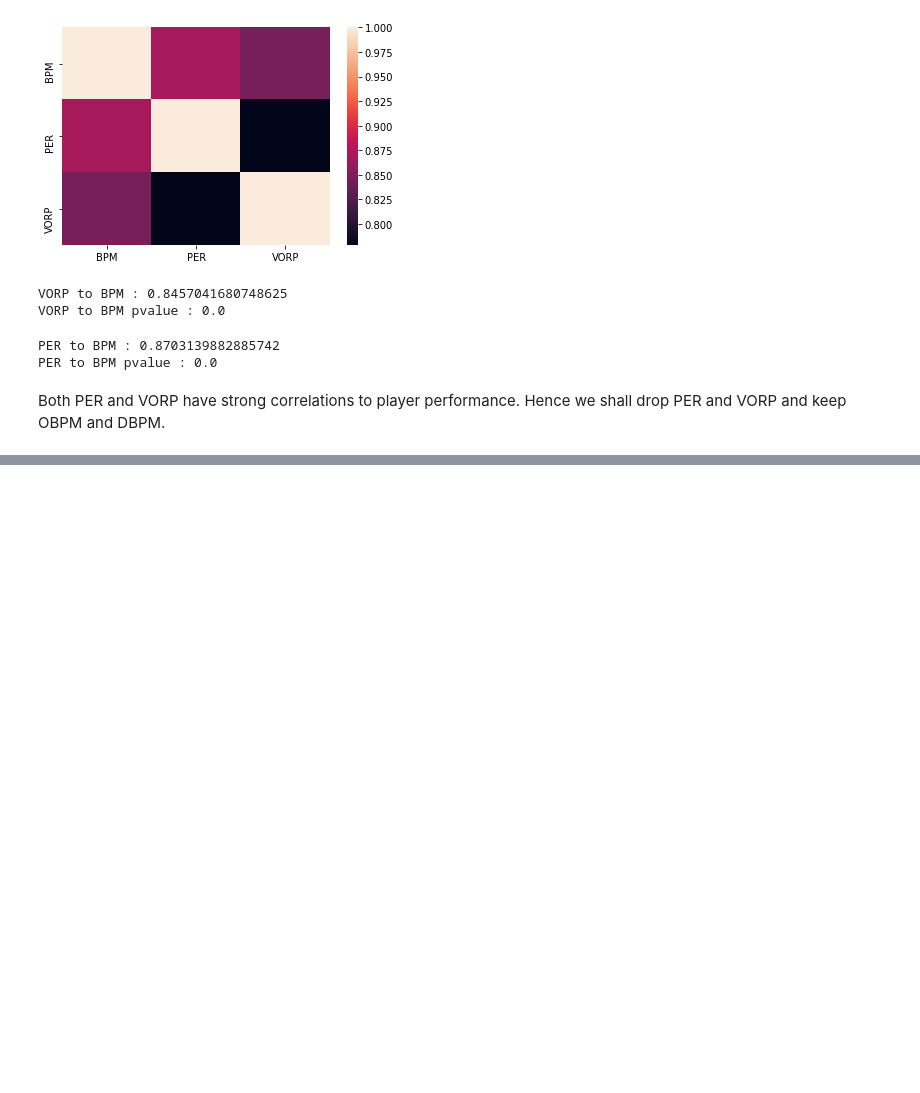
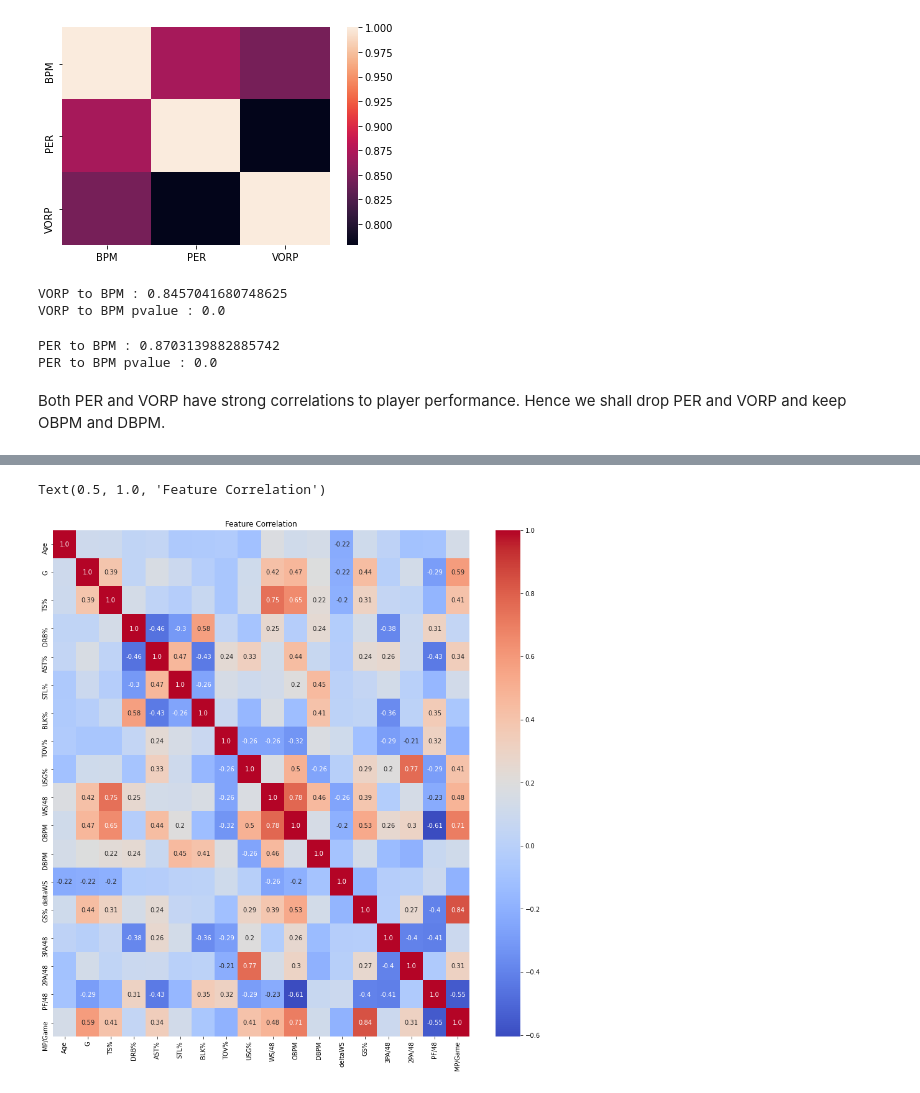
Before and after one commit to Pasindu19970808/NBAData, a Jupyter notebook: V2/NBA_DataAnalysis.ipynb, the cells around one changed output, grey strips where cells are left out. Saved outputs shown, nothing was run; the diff lists cells and outputs as text; code cells hidden in the pictures; blank space fills up the shorter version.

```diff
--- a/V2/NBA_DataAnalysis.ipynb
+++ b/V2/NBA_DataAnalysis.ipynb
@@ -697,0 +719,20 @@ deltaWS_df.drop(["BPM","PER","VORP"],axis = 1, inplace = True)
+# %%
+deltaWS_df["GS%"] = deltaWS_df["GS"]/deltaWS_df["G"]
+deltaWS_df["TRB%"] = deltaWS_df["ORB%"] + deltaWS_df["DRB%"]
+deltaWS_df["3PA/48"] = 48*(deltaWS_df["3PA"]/deltaWS_df["MP"])
+deltaWS_df["2PA/48"] = 48*(deltaWS_df["2PA"]/deltaWS_df["MP"])
+deltaWS_df["PF/48"] = 48*(deltaWS_df["PF"]/deltaWS_df["MP"])
+deltaWS_df["MP/Game"] = deltaWS_df["MP"]/deltaWS_df["G"]
+deltaWS_df.drop(["GS","ORB%","TRB%","3PA","2PA","3P","2P","FT","FG","MP","PF","PTS"],axis = 1, inplace = True)
+# %%
+fig,ax_heatmap_2 = plt.subplots(1,1,figsize = (15,15))
+features_numerical_2 = [i for i in deltaWS_df.columns.tolist() if ((deltaWS_df[i].dtype == 'float64') or (deltaWS_df[i].dtype == 'int32'))]
+features_numerical_2.insert(0,'Age')
+correl_2 = deltaWS_df[features_numerical_2].corr()
+correl_annot_2 = correl_2.round(2)
+correl_annot_2[correl_annot_2.abs() < 0.2] = ""
+snsheatmap_2 = sns.heatmap(correl_2,annot = correl_annot_2, cmap = 'coolwarm',ax = ax_heatmap_2, fmt = '')
+ax_heatmap_2.set_title('Feature Correlation')
+# %% [output]
+Text(0.5, 1.0, 'Feature Correlation')
+[figure, added]
```
Also changed, not shown: parts of 16 cells of this notebook, 3 other files.
